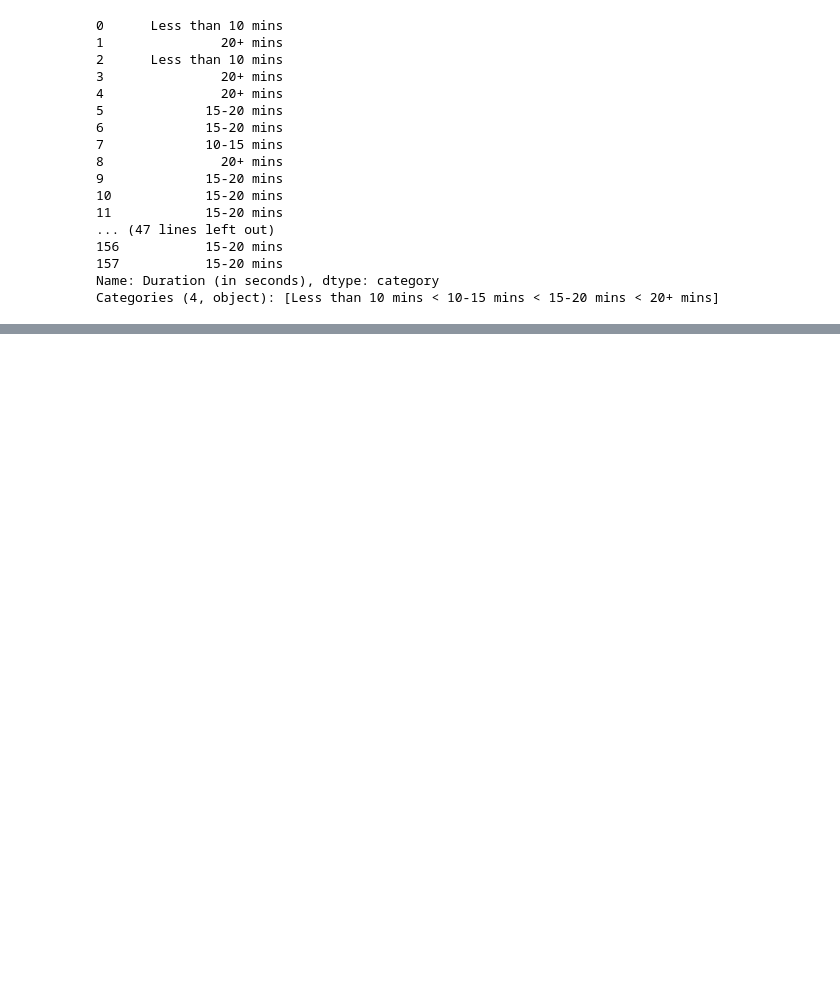
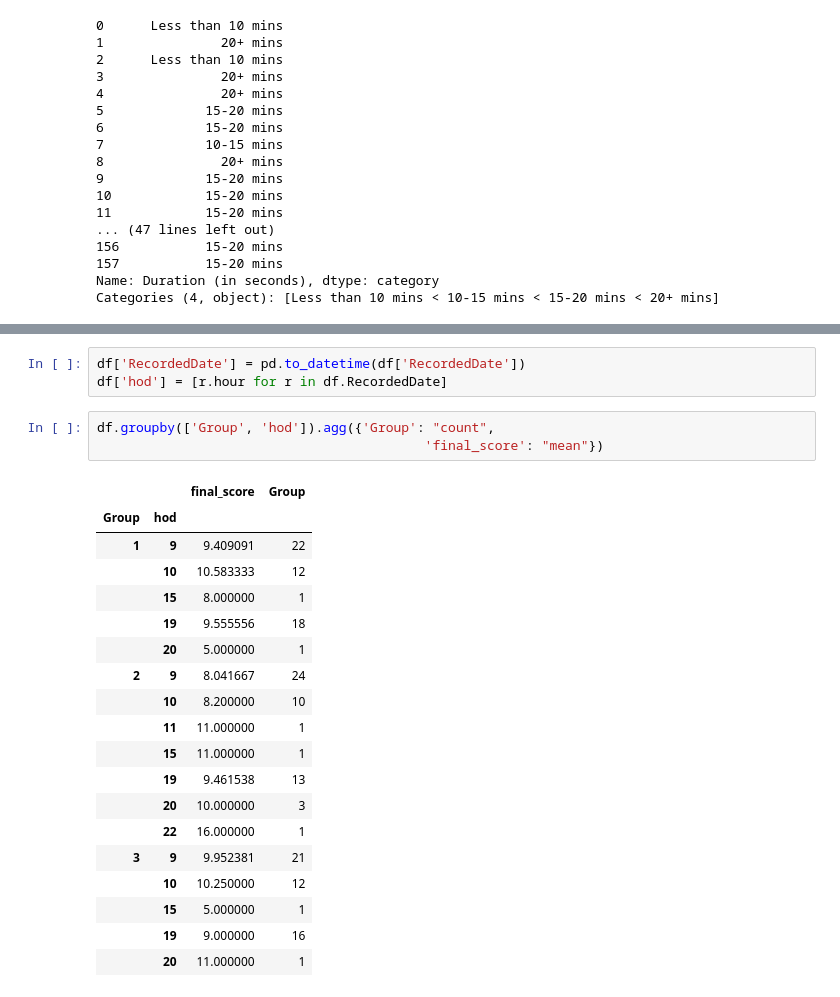
Before and after one commit to nicoleeel/scantronpatterns, a Jupyter notebook: 241_Data_Clean.ipynb, the cells around one changed output, grey strips where cells are left out. Drawn from its saved outputs; the diff is of its cells as text; blank space fills up the shorter version.

```diff
--- a/241_Data_Clean.ipynb
+++ b/241_Data_Clean.ipynb
@@ -747,0 +810,26 @@ df.groupby(['Group', 'time_buckets']).agg({'final_score': "count"})
+# %%
+df['RecordedDate'] = pd.to_datetime(df['RecordedDate'])
+df['hod'] = [r.hour for r in df.RecordedDate]
+# %%
+df.groupby(['Group', 'hod']).agg({'Group': "count",
+                                          'final_score': "mean"})
+# %% [output]
+|  |  | final_score | Group |
+| Group | hod |  |  |
+| 1 | 9 | 9.409091 | 22 |
+|  | 10 | 10.583333 | 12 |
+|  | 15 | 8.000000 | 1 |
+|  | 19 | 9.555556 | 18 |
+|  | 20 | 5.000000 | 1 |
+| 2 | 9 | 8.041667 | 24 |
+|  | 10 | 8.200000 | 10 |
+|  | 11 | 11.000000 | 1 |
+|  | 15 | 11.000000 | 1 |
+|  | 19 | 9.461538 | 13 |
+|  | 20 | 10.000000 | 3 |
+|  | 22 | 16.000000 | 1 |
+| 3 | 9 | 9.952381 | 21 |
+|  | 10 | 10.250000 | 12 |
+|  | 15 | 5.000000 | 1 |
+|  | 19 | 9.000000 | 16 |
+|  | 20 | 11.000000 | 1 |
```
Also changed, not shown: parts of 5 cells of this notebook, 1 other file.
